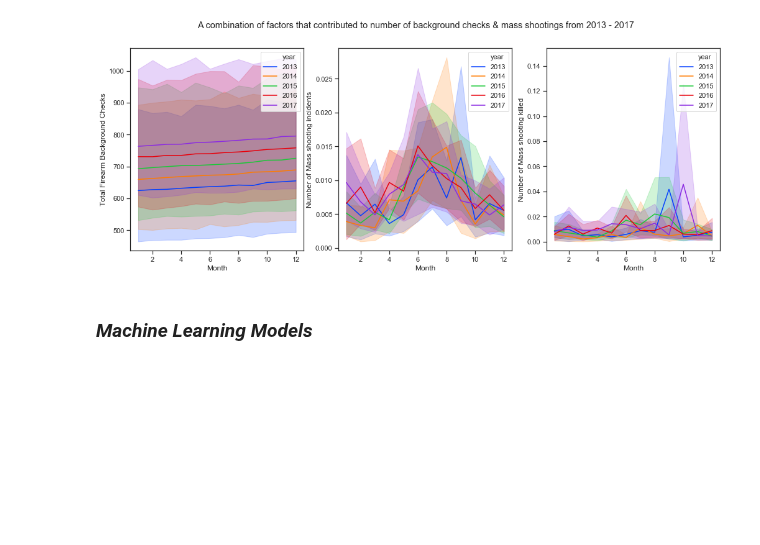
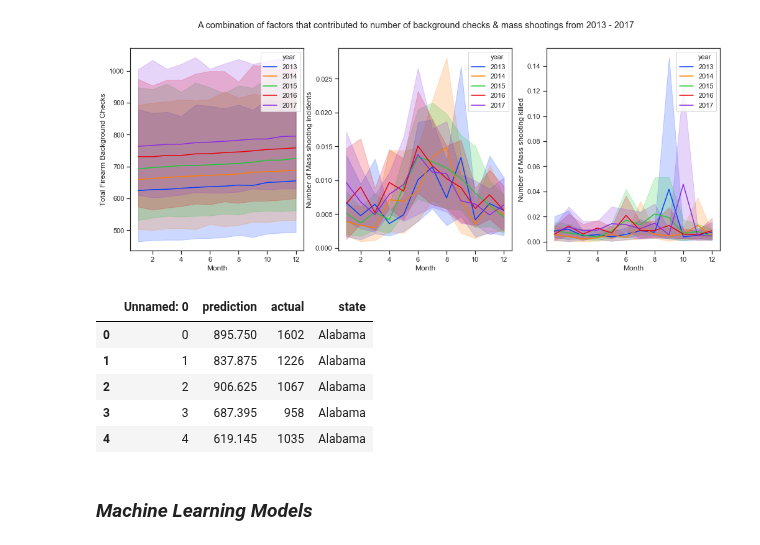
Before and after one commit to EliasFM/INFO370-FinalProject, a Jupyter notebook: webpage.ipynb, the cells around one changed output. Drawn from its saved outputs; the diff is of its cells as text; code cells hidden in the pictures; blank space fills up the shorter version.

```diff
--- a/webpage.ipynb
+++ b/webpage.ipynb
@@ -294,6 +294,16 @@ ax3.set(xlabel='Month', ylabel='Number of Mass shooting killed')
 plt.show()
 # %% [output]
 [figure]
+# %%
+data_predicitons = pd.read_csv('./data/state_predictions.csv')
+data_predicitons.head()
+# %% [output]
+|  | Unnamed: 0 | prediction | actual | state |
+| 0 | 0 | 895.750 | 1602 | Alabama |
+| 1 | 1 | 837.875 | 1226 | Alabama |
+| 2 | 2 | 906.625 | 1067 | Alabama |
+| 3 | 3 | 687.395 | 958 | Alabama |
+| 4 | 4 | 619.145 | 1035 | Alabama |
 # %% [markdown]
 ### _Machine Learning Models_
 # %%
```
Also changed, not shown: parts of 1 cell of this notebook, 1 other file.
